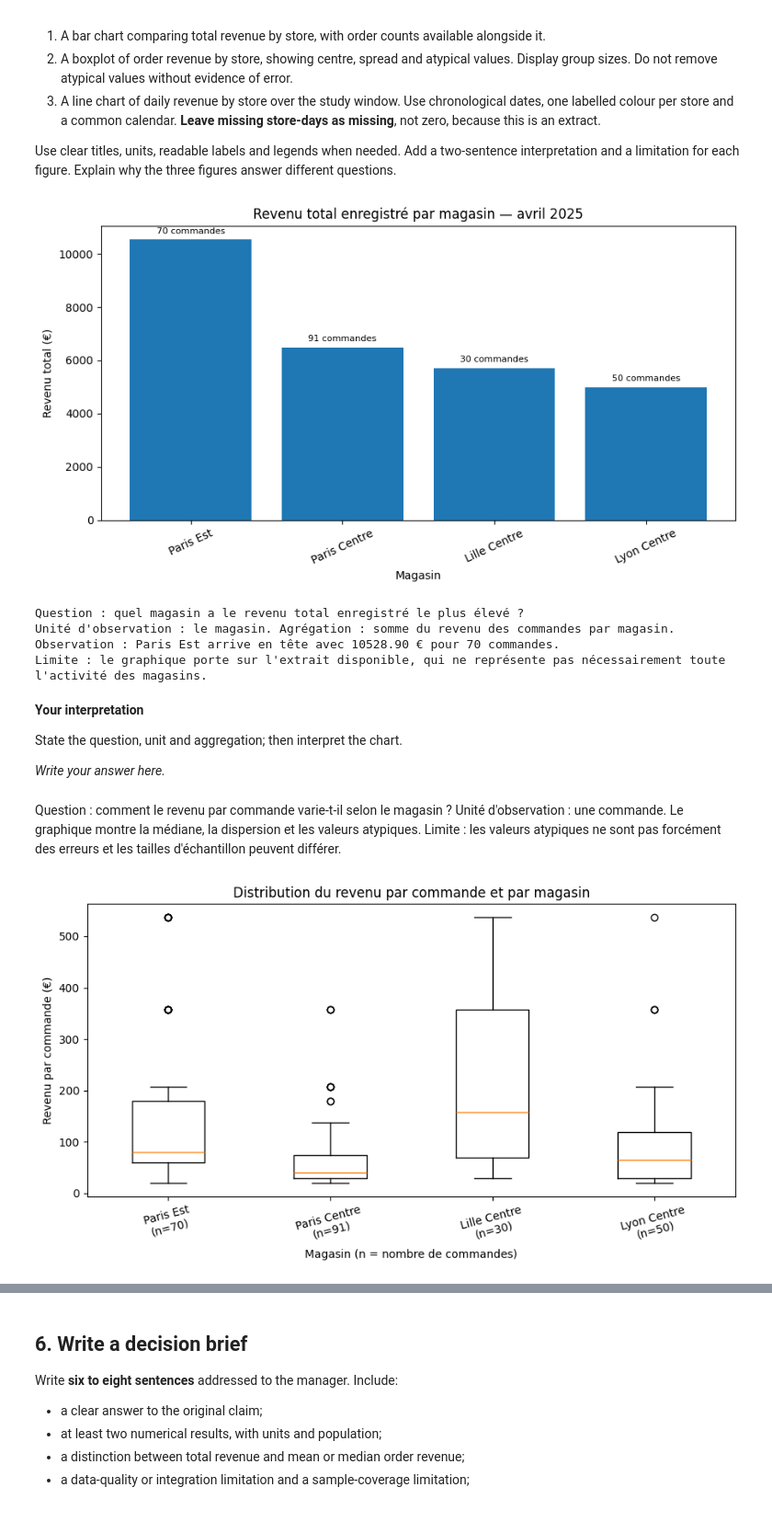
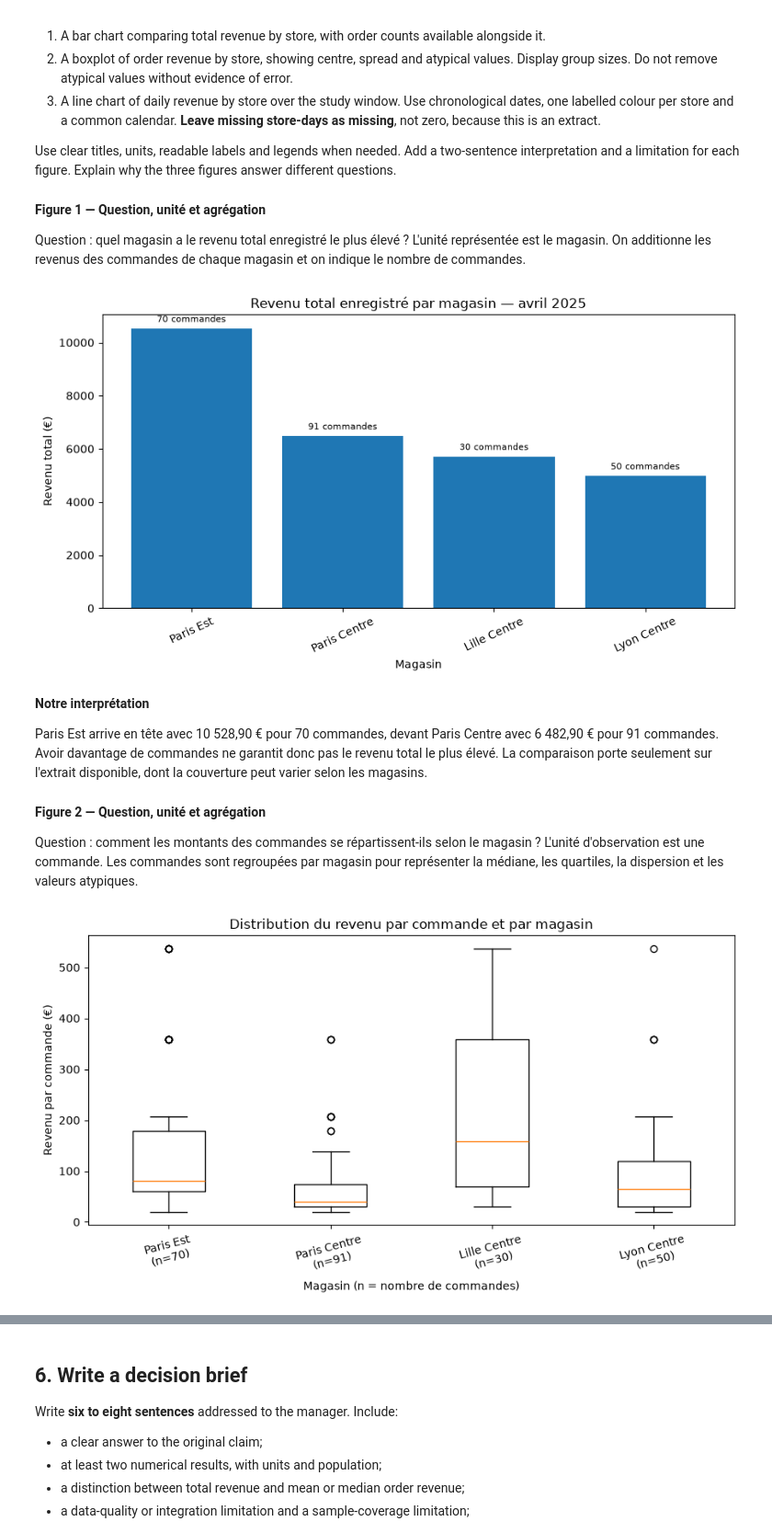
Before and after one commit to snvpey/INF4-GroupeMontagne, a Jupyter notebook: notebooks/05-Data-Integration-Case-Study.ipynb, the cells around one changed output, grey strips where cells are left out. Shown at 92% size. Cells and saved outputs as stored; diff of their text form; code cells hidden in the pictures.

```diff
--- a/notebooks/05-Data-Integration-Case-Study.ipynb
+++ b/notebooks/05-Data-Integration-Case-Study.ipynb
@@ -322,7 +334,6 @@ Which records did you exclude, repair or keep? Why?
 **Checkpoint:** never interpret an unknown product as zero revenue, and never allow a duplicated reference key to multiply orders. State how many orders the analysis excludes.
 # %%
 # Join the sources and audit coverage
-# Write your code here.
 sales_stores = pd.merge(
     sales_valid,
     stores_clean,
@@ -337,10 +348,8 @@ print(f"Commandes sans magasin associé : {len(unmatched_stores)}")
 if len(unmatched_stores) > 0:
     print("Identifiants de magasins non trouvés :", unmatched_stores['store_id'].unique())
 
-sales_stores_no_ind = sales_stores.drop(columns=['_merge_store'])
-
 sales_full = pd.merge(
-    sales_stores_no_ind,
+    sales_stores,
     products_clean,
     on='product_id',
     how='left',
@@ -358,12 +367,12 @@ assert len(sales_stores) == len(sales_valid), "Erreur : La jointure stores a mod
 assert len(sales_full) == len(sales_valid), "Erreur : La jointure products a modifié le nombre de lignes !"
 
 
-is_integrated = (sales_stores['_merge_store'] == 'both') & (sales_full['_merge_product'] == 'both')
+is_integrated = (sales_full['_merge_store'] == 'both') & (sales_full['_merge_product'] == 'both')
 
 integration_review = sales_full[~is_integrated].copy()
 
 analysis = sales_full[is_integrated].copy()
-analysis = analysis.drop(columns=['_merge_product'])
+analysis = analysis.drop(columns=['_merge_store', '_merge_product'])
 
 
 reconciliation_data = [
@@ -371,7 +380,7 @@ reconciliation_data = [
     {"Etape": "Moins : Doublons exacts", "Nombre de lignes": -exact_duplicates_sales},
     {"Etape": "Moins : Enregistrements invalides (sales_review)", "Nombre de lignes": -len(sales_review)},
     {"Etape": "Commandes valides (sales_valid)", "Nombre de lignes": len(sales_valid)},
-    {"Etape": "Moins : Magasin inconnu / non référencé", "Nombre de lignes": -len(sales_full[sales_stores['_merge_store'] == 'left_only'])},
+    {"Etape": "Moins : Magasin inconnu / non référencé", "Nombre de lignes": -len(unmatched_stores)},
     {"Etape": "Moins : Produit inconnu / non référencé", "Nombre de lignes": -len(sales_full[sales_full['_merge_product'] == 'left_only'])},
     {"Etape": "Population finale d'analyse (analysis)", "Nombre de lignes": len(analysis)}
 ]
@@ -564,6 +571,10 @@ Before coding each figure, write **the question**, **the observation unit** and
 3. A line chart of daily revenue by store over the study window. Use chronological dates, one labelled colour per store and a common calendar. **Leave missing store-days as missing**, not zero, because this is an extract.
 
 Use clear titles, units, readable labels and legends when needed. Add a two-sentence interpretation and a limitation for each figure. Explain why the three figures answer different questions.
+# %% [markdown]
+**Figure 1 — Question, unité et agrégation**
+
+Question : quel magasin a le revenu total enregistré le plus élevé ? L'unité représentée est le magasin. On additionne les revenus des commandes de chaque magasin et on indique le nombre de commandes.
 # %%
 # Figure 1 : Revenu total par magasin
 fig1_data = store_summary.sort_values("total_revenue_eur", ascending=False)
@@ -583,46 +594,34 @@ for bar, count in zip(bars, fig1_data["order_count"]):
 fig.tight_layout()
 fig.savefig(OUT_DIR / "figure1_revenu_total_par_magasin.png", dpi=150, bbox_inches="tight")
 plt.show()
-
-print("Question : quel magasin a le revenu total enregistré le plus élevé ?")
-print("Unité d'observation : le magasin. Agrégation : somme du revenu des commandes par magasin.")
-top = fig1_data.iloc[0]
-print(f"Observation : {top['store_name']} arrive en tête avec {top['total_revenue_eur']:.2f} € pour {int(top['order_count'])} commandes.")
-print("Limite : le graphique porte sur l'extrait disponible, qui ne représente pas nécessairement toute l'activité des magasins.")
 # %% [output]
-[figure, old version]
+[figure, new version]
-Question : quel magasin a le revenu total enregistré le plus élevé ?
-Unité d'observation : le magasin. Agrégation : somme du revenu des commandes par magasin.
-Observation : Paris Est arrive en tête avec 10528.90 € pour 70 commandes.
-Limite : le graphique porte sur l'extrait disponible, qui ne représente pas nécessairement toute l'activité des magasins.
 # %% [markdown]
-**Your interpretation**
+**Notre interprétation**
 
-State the question, unit and aggregation; then interpret the chart.
-
-*Write your answer here.*
+Paris Est arrive en tête avec 10 528,90 € pour 70 commandes, devant Paris Centre avec 6 482,90 € pour 91 commandes. Avoir davantage de commandes ne garantit donc pas le revenu total le plus élevé. La comparaison porte seulement sur l'extrait disponible, dont la couverture peut varier selon les magasins.
 # %% [markdown]
-Question : comment le revenu par commande varie-t-il selon le magasin ?
-Unité d'observation : une commande. Le graphique montre la médiane, la dispersion et les valeurs atypiques.
-Limite : les valeurs atypiques ne sont pas forcément des erreurs et les tailles d'échantillon peuvent différer.
+**Figure 2 — Question, unité et agrégation**
+
+Question : comment les montants des commandes se répartissent-ils selon le magasin ? L'unité d'observation est une commande. Les commandes sont regroupées par magasin pour représenter la médiane, les quartiles, la dispersion et les valeurs atypiques.
 # %%
 # Figure 2 — Distribution du revenu par commande
 fig, ax = plt.subplots(figsize=(9, 5))
 box_data = []
 box_labels = []
 for _, row in store_summary.iterrows():
     vals = analysis.loc[analysis["store_id"] == row["store_id"], "revenue_eur"].dropna()
     box_data.append(vals.to_numpy())
     box_labels.append(f"{row['store_name']}\n(n={len(vals)})")
 
-ax.boxplot(box_data, labels=box_labels, showfliers=True)
+ax.boxplot(box_data, tick_labels=box_labels, showfliers=True)
 ax.set_title("Distribution du revenu par commande et par magasin")
 ax.set_xlabel("Magasin (n = nombre de commandes)")
 ax.set_ylabel("Revenu par commande (€)")
 ax.tick_params(axis="x", rotation=15)
 fig.tight_layout()
 fig.savefig(OUT_DIR / "figure2_distribution_revenu_commandes.png", dpi=150, bbox_inches="tight")
 plt.show()
 # %% [output]
-[figure, old version]
+[figure, new version]
 # %% [markdown]
```
Also changed, not shown: parts of 14 cells of this notebook, 6 other files.
